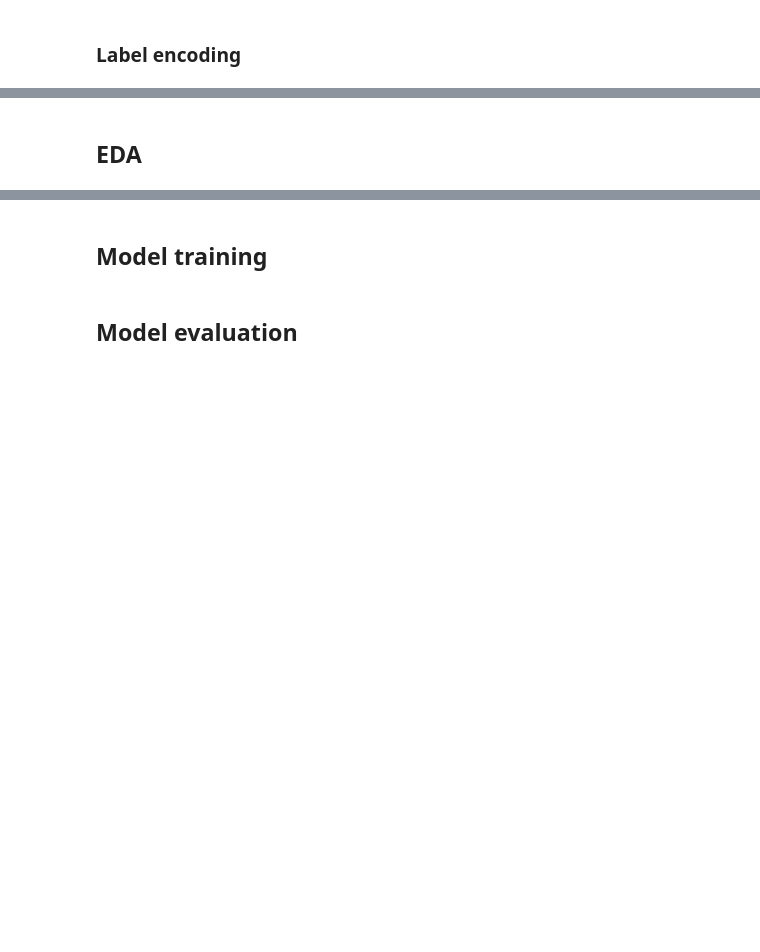
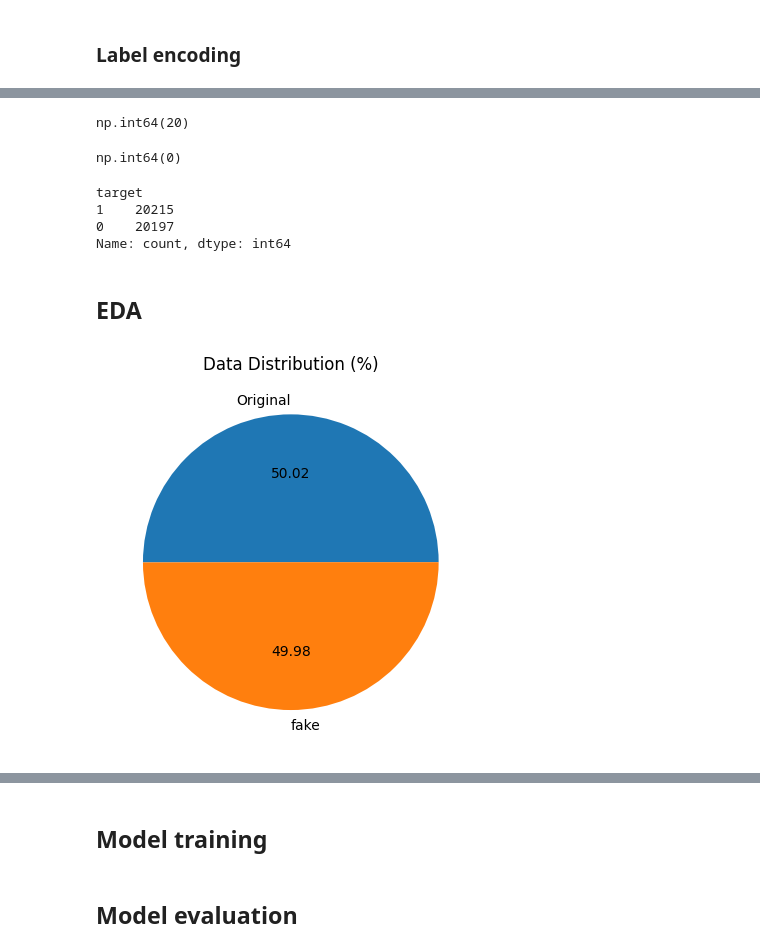
Before and after one commit to Reshusingh0702/fake-review-detector, a Jupyter notebook: fake-review-detection.ipynb, the cells around one changed output, grey strips where cells are left out. Saved outputs shown, nothing was run; the diff lists cells and outputs as text; code cells hidden in the pictures; blank space fills up the shorter version.

```diff
--- a/fake-review-detection.ipynb
+++ b/fake-review-detection.ipynb
@@ -46,6 +62,6 @@ warnings.simplefilter(action='ignore', category=FutureWarning)
 # %% [markdown]
 ### Loading the dataset
 # %%
-df = pd.read_csv('/kaggle/input/fake-reviews-dataset/fake reviews dataset.csv')
+df = pd.read_csv(r'fake-reviews-dataset.csv')
 
 df.head()
@@ -88,16 +152,29 @@ df.isnull().sum()
 # %%
 df.duplicated().sum()
+# %% [output]
+np.int64(20)
 # %%
 df.drop_duplicates(inplace = True)
 # %%
 df.duplicated().sum()
+# %% [output]
+np.int64(0)
 # %%
 df['target'].value_counts()
+# %% [output]
+target
+1    20215
+0    20197
+Name: count, dtype: int64
 # %% [markdown]
 ## EDA
 # %%
 plt.pie(df['target'].value_counts(), labels=['Original', 'fake'],autopct="%0.2f")
+
+plt.title("Data Distribution (%)")
 plt.show()
+# %% [output]
+[figure, added]
 # %%
 df['num_characters'] = df['text'].apply(len)
 df['num_words'] = df['text'].apply(lambda x:len(nltk.word_tokenize(x)))
```
Also changed, not shown: parts of 26 cells of this notebook, 6 other files.
